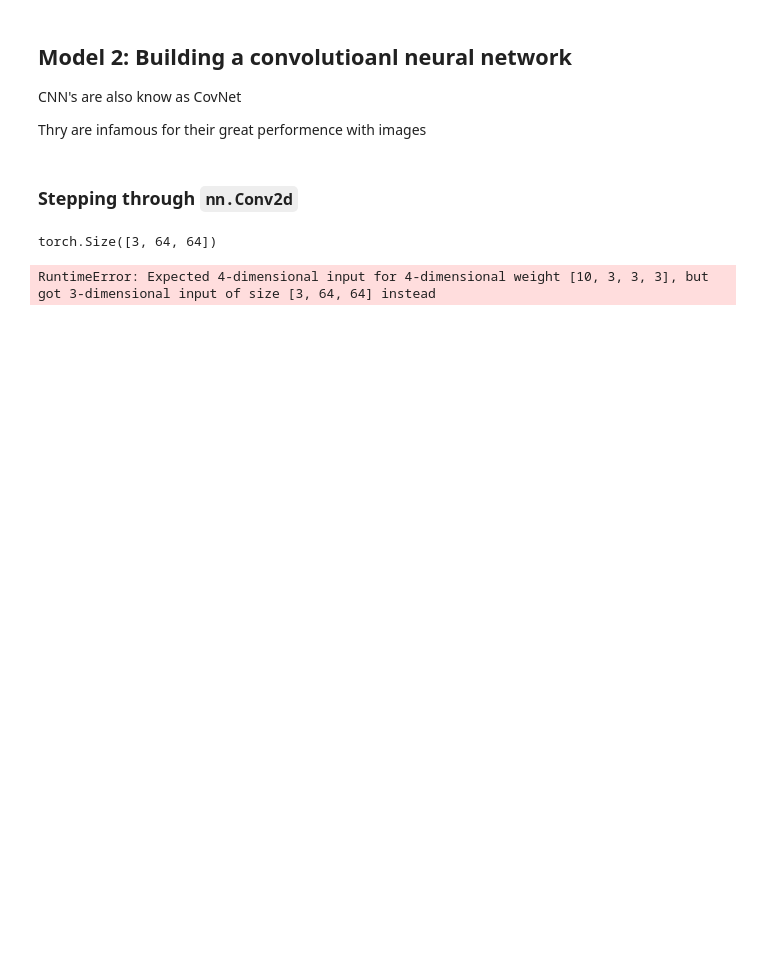
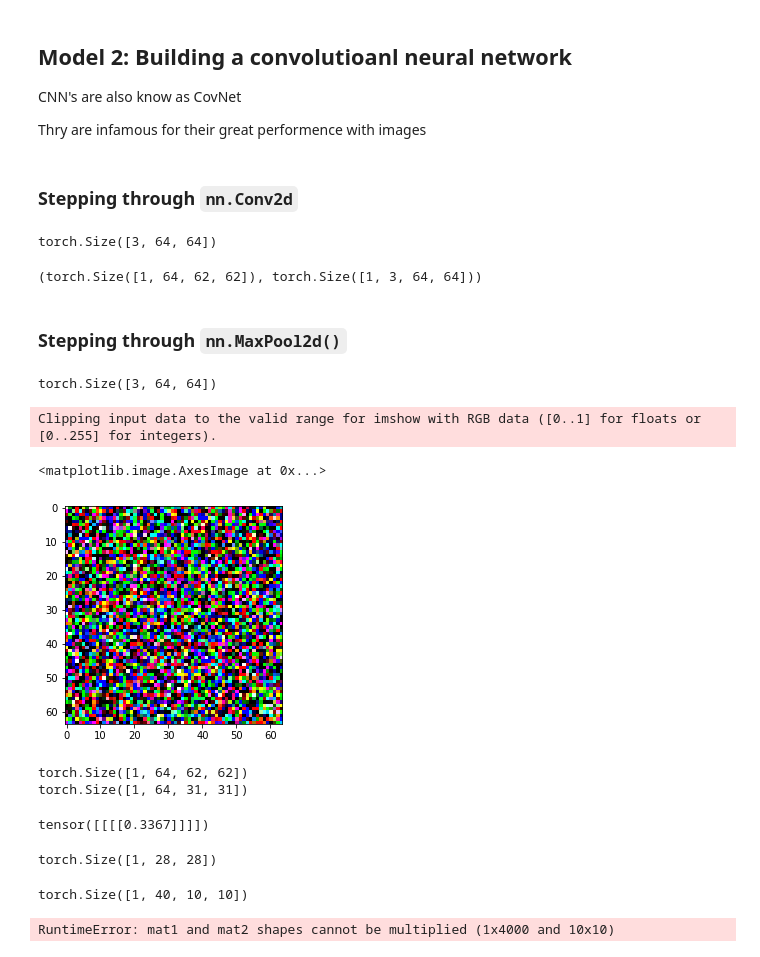
Before and after one commit to Programmer-RD-AI-Archive/PyTorch-ZTM, a Jupyter notebook: 03.ipynb, the cells around one changed output. Drawn from its saved outputs; the diff is of its cells as text; code cells hidden in the pictures; blank space fills up the shorter version.

```diff
--- a/03.ipynb
+++ b/03.ipynb
@@ -507,6 +511,33 @@ torch.Size([3, 64, 64])
 # %%
 cov_layer = nn.Conv2d(in_channels=3,out_channels=10,kernel_size=(3,3),stride=1,padding=0)
 # %%
-cov_layer(test_image).shape
+cov_layer(test_image.unsqueeze(0)).shape,test_image.unsqueeze(0).shape
 # %% [output]
-RuntimeError: Expected 4-dimensional input for 4-dimensional weight [10, 3, 3, 3], but got 3-dimensional input of size [3, 64, 64] instead
+(torch.Size([1, 64, 62, 62]), torch.Size([1, 3, 64, 64]))
+# %% [markdown]
+### Stepping through `nn.MaxPool2d()`
+# %%
+test_image.shape
+# %% [output]
+torch.Size([3, 64, 64])
+# %%
+plt.imshow(test_image.view(64,64,3))
+# %% [output]
+Clipping input data to the valid range for imshow with RGB data ([0..1] for floats or [0..255] for integers).
+<matplotlib.image.AxesImage at 0x...>
+[figure, added]
+# %%
+# Create sample nn.MaxPool2d layer
+
+max_pool_layer = nn.MaxPool2d(kernel_size=2)
+
+# Pass through conv layer
+test_image_through_conv = cov_layer(test_image.unsqueeze(dim=0))
+print(test_image_through_conv.shape)
+
+# Pass through max pool 2d
+test_image_through_maxpool2d = max_pool_layer(test_image_through_conv)
+print(test_image_through_maxpool2d.shape)
+# %% [output]
+torch.Size([1, 64, 62, 62])
+torch.Size([1, 64, 31, 31])
@@ -512,0 +547,14 @@ RuntimeError: Expected 4-dimensional input for 4-dimensional weight [10, 3, 3, 3
+# %%
+nn.MaxPool2d(kernel_size=2)(random_tensor)
+# %% [output]
+tensor([[[[0.3367]]]])
+# %%
+rand_image_tensor = torch.randn(size=(1,28,28))
+rand_image_tensor.shape
+# %% [output]
+torch.Size([1, 28, 28])
+# %%
+model(rand_image_tensor.unsqueeze(0).to(device))
+# %% [output]
+torch.Size([1, 40, 10, 10])
+RuntimeError: mat1 and mat2 shapes cannot be multiplied (1x4000 and 10x10)
```
Also changed, not shown: parts of 12 cells of this notebook.
